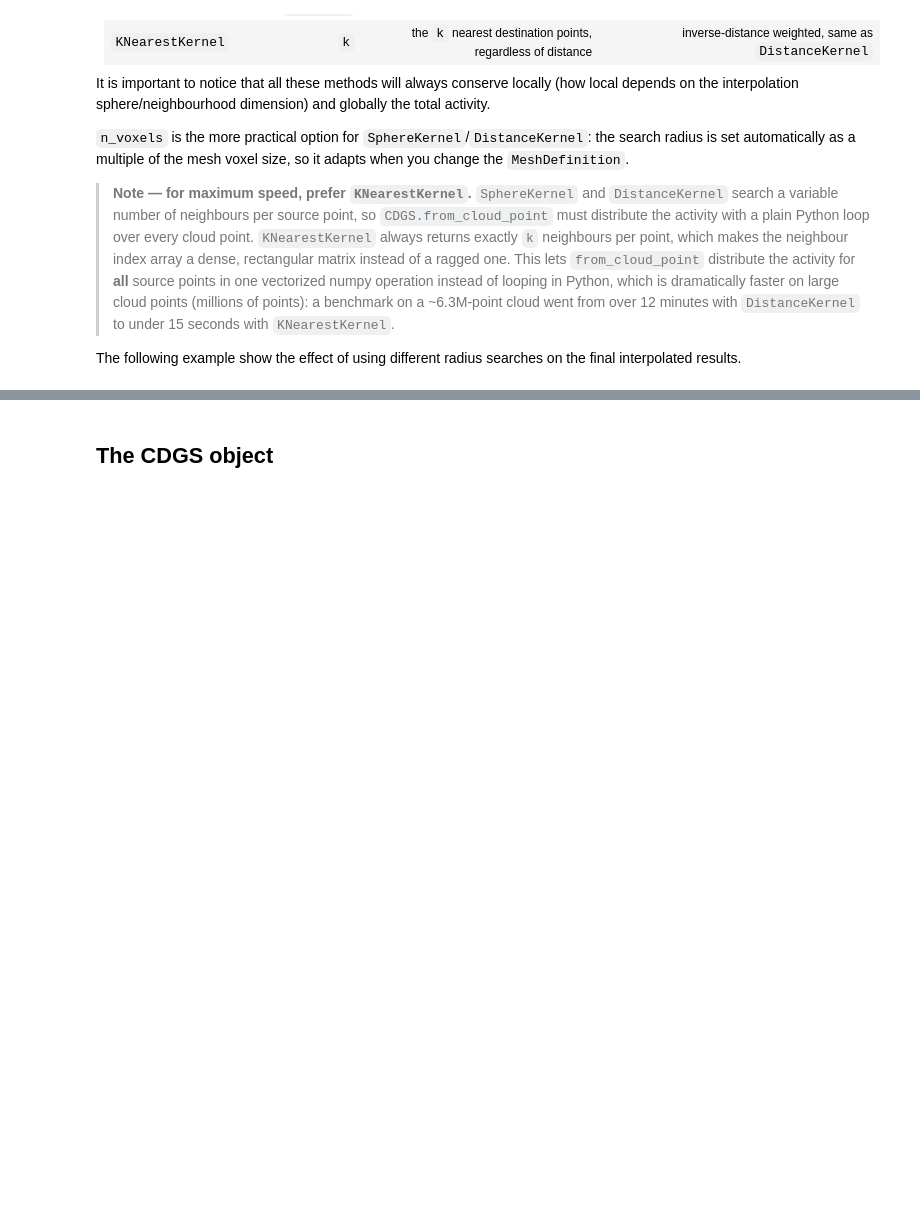
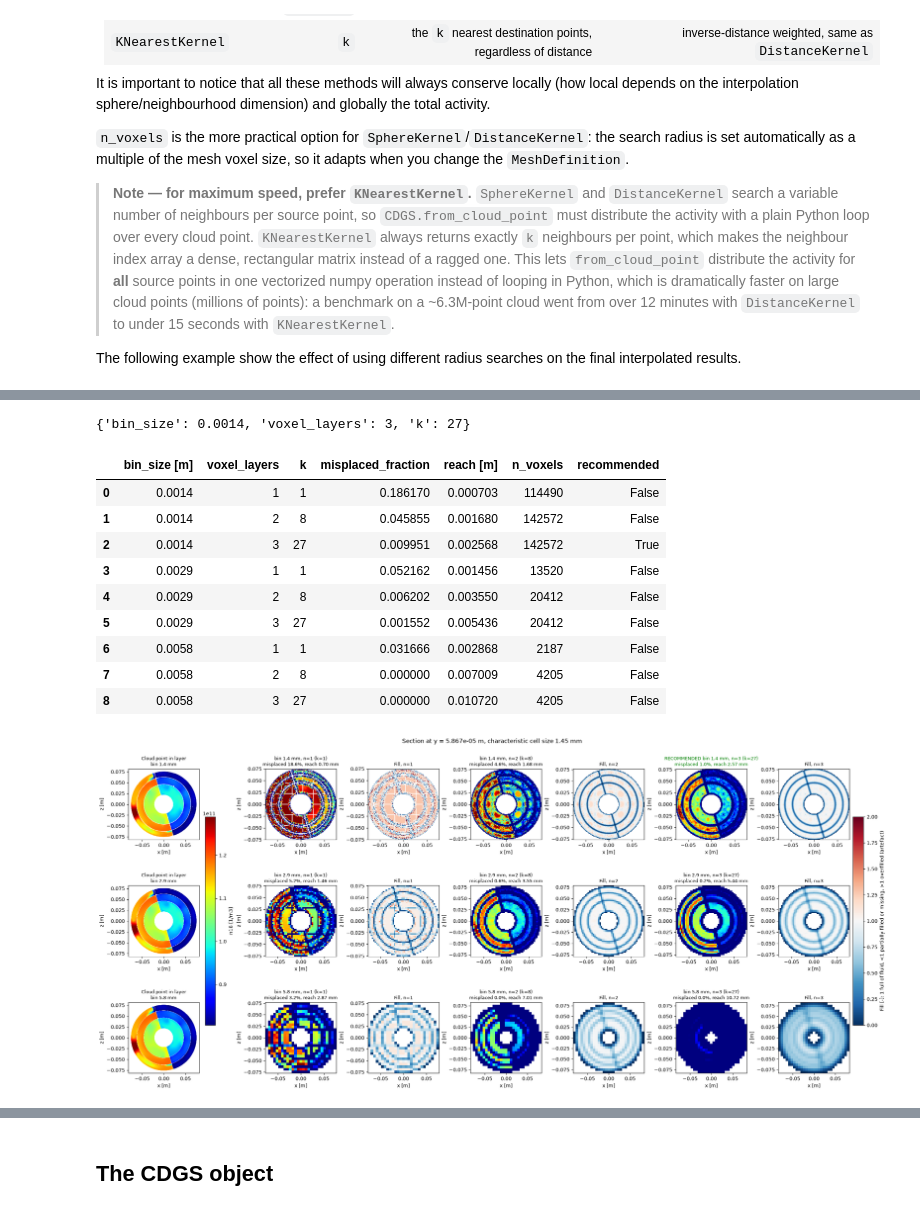
Before and after one commit to Fusion4Energy/F4Enix, a Jupyter notebook: docs/source/examples/output/jupyters/cdgs.ipynb, the cells around one changed output, grey strips where cells are left out. Drawn from its saved outputs; the diff is of its cells as text; code cells hidden in the pictures; blank space fills up the shorter version.

```diff
--- a/docs/source/examples/output/jupyters/cdgs.ipynb
+++ b/docs/source/examples/output/jupyters/cdgs.ipynb
@@ -183,0 +238,21 @@ for k in [1, 2, 8]:
+# %%
+from f4enix.output.cdgs import get_recommended_parameters
+
+recommended, metrics, fig = get_recommended_parameters(
+    head_file, "n16", col_names=col_names
+)
+print(recommended)
+metrics
+# %% [output]
+{'bin_size': 0.0014, 'voxel_layers': 3, 'k': 27}
+|  | bin_size [m] | voxel_layers | k | misplaced_fraction | reach [m] | n_voxels | recommended |
+| 0 | 0.0014 | 1 | 1 | 0.186170 | 0.000703 | 114490 | False |
+| 1 | 0.0014 | 2 | 8 | 0.045855 | 0.001680 | 142572 | False |
+| 2 | 0.0014 | 3 | 27 | 0.009951 | 0.002568 | 142572 | True |
+| 3 | 0.0029 | 1 | 1 | 0.052162 | 0.001456 | 13520 | False |
+| 4 | 0.0029 | 2 | 8 | 0.006202 | 0.003550 | 20412 | False |
+| 5 | 0.0029 | 3 | 27 | 0.001552 | 0.005436 | 20412 | False |
+| 6 | 0.0058 | 1 | 1 | 0.031666 | 0.002868 | 2187 | False |
+| 7 | 0.0058 | 2 | 8 | 0.000000 | 0.007009 | 4205 | False |
+| 8 | 0.0058 | 3 | 27 | 0.000000 | 0.010720 | 4205 | False |
+[figure, added]
```
Also changed, not shown: parts of 16 cells of this notebook, 8 other files.
